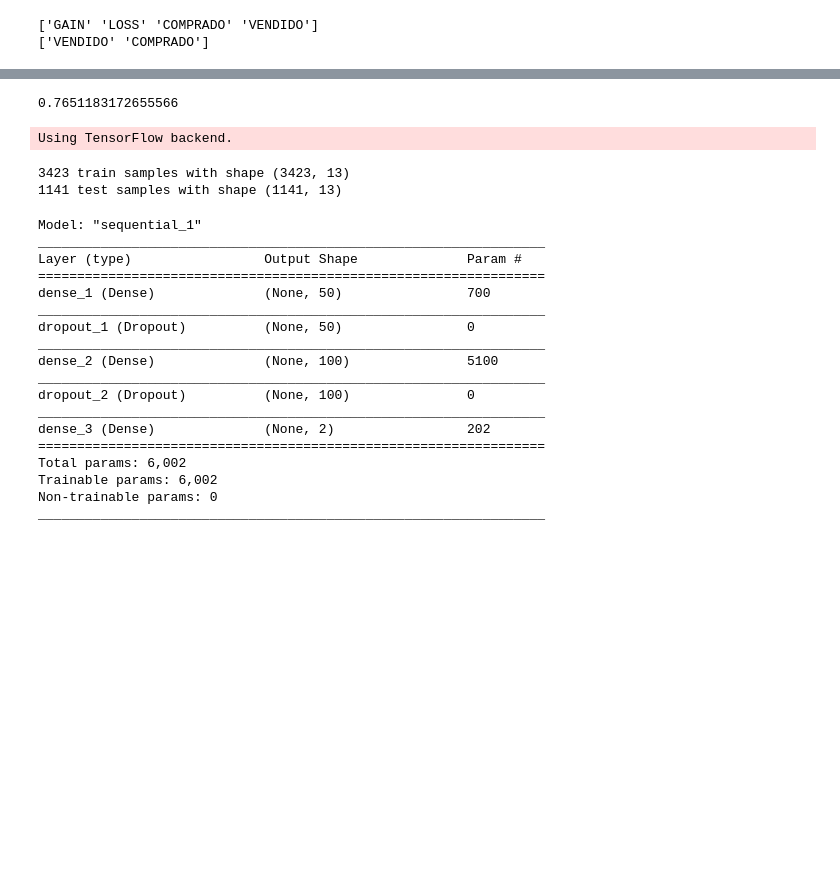
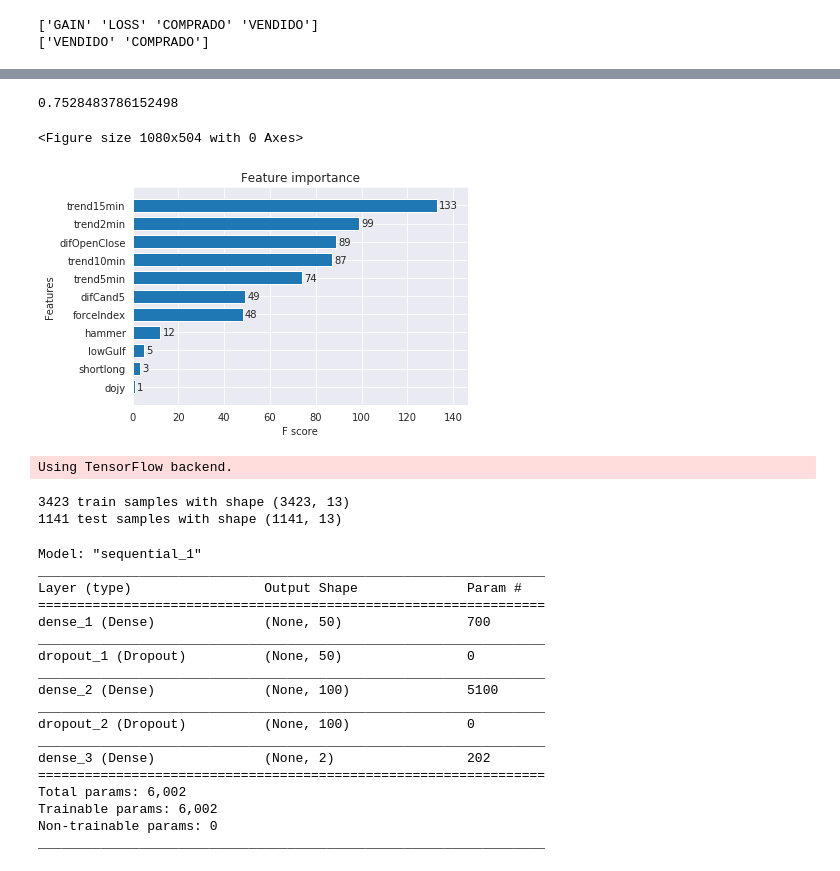
Before and after one commit to omkarudawant/Stock-movement-prediction, a Jupyter notebook: Stock Price Prediction.ipynb, the cells around one changed output, grey strips where cells are left out. Cells and saved outputs as stored; diff of their text form; code cells hidden in the pictures; blank space fills up the shorter version.

```diff
--- a/Stock Price Prediction.ipynb
+++ b/Stock Price Prediction.ipynb
@@ -139,11 +146,14 @@ XGB: 0.7633654688869412
 # %%
-xgb_model = XGBClassifier(silent=False,
-                      scale_pos_weight=1,
-                      learning_rate=0.09,
-                      colsample_bytree = 0.4,
-                      subsample = 0.8,
-                      objective='binary:logistic',
-                      n_estimators=1000,
-                      reg_alpha = 0.3,
-                      max_depth=5,
-                      gamma=10)
+xgb_model = XGBClassifier()
+
+# # Tunning parameters
+# silent=False,
+# scale_pos_weight=1,
+# learning_rate=0.09,
+# colsample_bytree = 0.4,
+# subsample = 0.8,
+# objective='binary:logistic',
+# n_estimators=1000,
+# reg_alpha = 0.3,
+# max_depth=5,
+# gamma=10
@@ -165,4 +182,4 @@ XGBClassifier(base_score=0.5, booster='gbtree', colsample_bylevel=1,
 # %%
 xgb_model.score(X_test, y_test)
 # %% [output]
-0.7651183172655566
+0.7528483786152498
@@ -169,3 +190,10 @@ xgb_model.score(X_test, y_test)
+# %%
+plt.figure(figsize=(15, 7))
+plot_importance(xgb_model, height=0.72)
+plt.show()
+# %% [output]
+<Figure size 1080x504 with 0 Axes>
+[figure, added]
 # %%
 from keras.models import Sequential
 from keras.layers import Dense, Dropout
```
Also changed, not shown: parts of 10 cells of this notebook.
